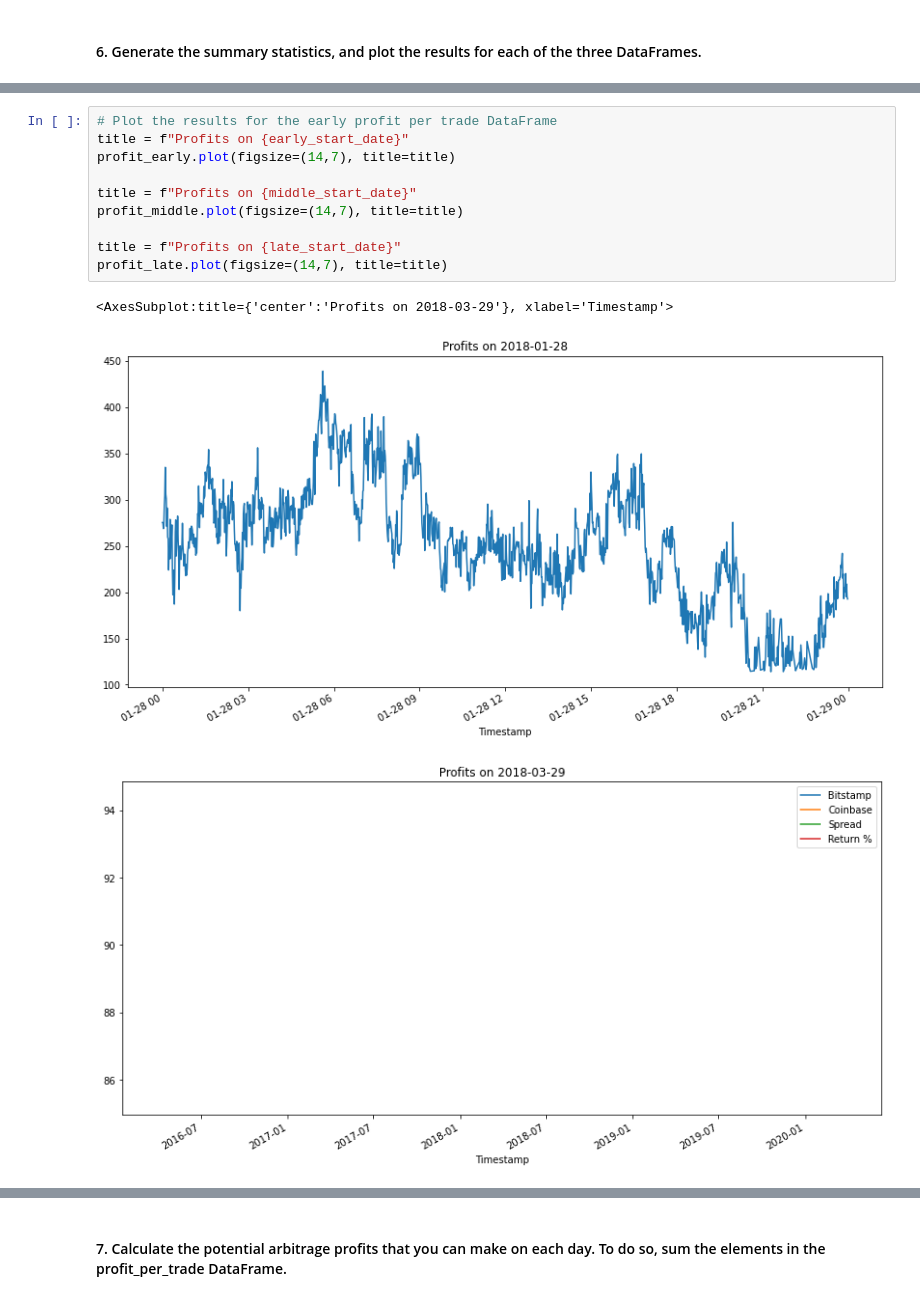
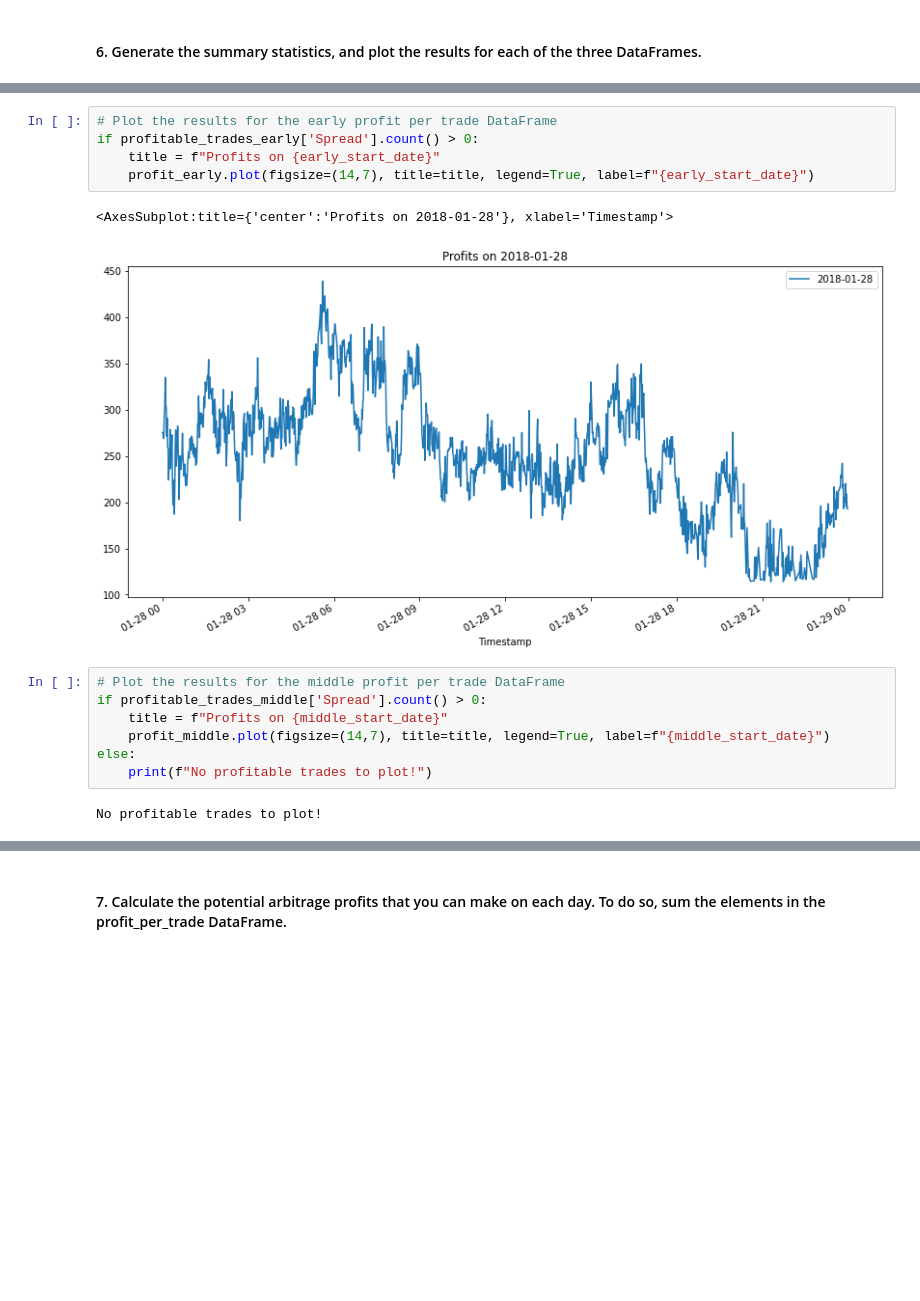
Before and after one commit to rdillens/03_Arbitrage_Opportunities, a Jupyter notebook: crypto_arbitrage.ipynb, the cells around one changed output, grey strips where cells are left out. Cells and saved outputs as stored; diff of their text form; blank space fills up the shorter version.

Commit message:
updated output, included middle and late plots

```diff
--- a/crypto_arbitrage.ipynb
+++ b/crypto_arbitrage.ipynb
@@ -755,14 +796,17 @@ dtype: float64
 # %%
 # Plot the results for the early profit per trade DataFrame
-title = f"Profits on {early_start_date}"
-profit_early.plot(figsize=(14,7), title=title)
-
-title = f"Profits on {middle_start_date}"
-profit_middle.plot(figsize=(14,7), title=title)
-
-title = f"Profits on {late_start_date}"
-profit_late.plot(figsize=(14,7), title=title)
+if profitable_trades_early['Spread'].count() > 0:
+    title = f"Profits on {early_start_date}"
+    profit_early.plot(figsize=(14,7), title=title, legend=True, label=f"{early_start_date}")
 # %% [output]
-<AxesSubplot:title={'center':'Profits on 2018-03-29'}, xlabel='Timestamp'>
+<AxesSubplot:title={'center':'Profits on 2018-01-28'}, xlabel='Timestamp'>
-[figure, old version]
+[figure, new version]
-[figure, removed]
+# %%
+# Plot the results for the middle profit per trade DataFrame
+if profitable_trades_middle['Spread'].count() > 0:
+    title = f"Profits on {middle_start_date}"
+    profit_middle.plot(figsize=(14,7), title=title, legend=True, label=f"{middle_start_date}")
+else:
+    print(f"No profitable trades to plot!")
+# %% [output]
+No profitable trades to plot!
```
Also changed, not shown: parts of 12 cells of this notebook.
